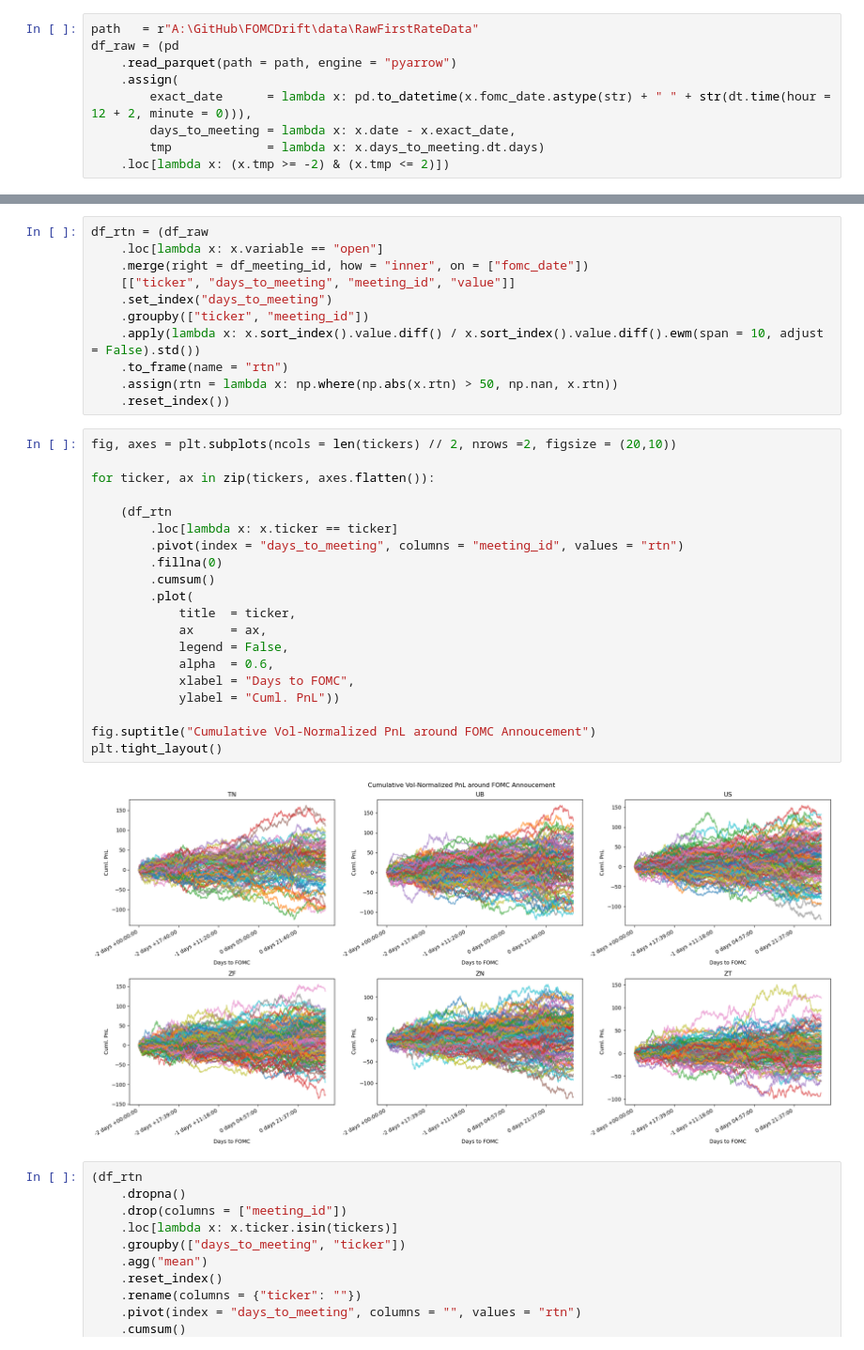
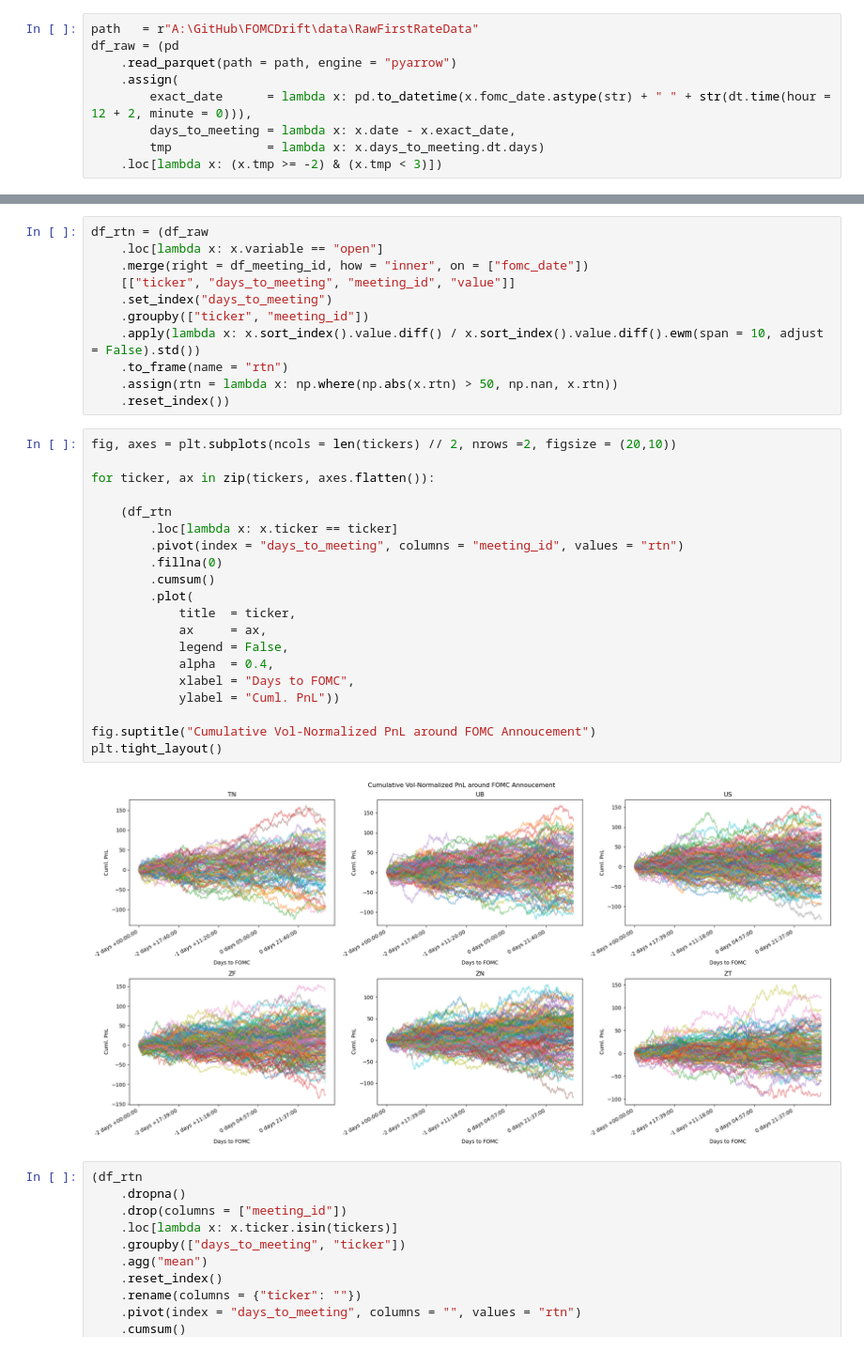
Before and after one commit to diegodalvarez/FOMCDrift, a Jupyter notebook: notebook/1BackGroundData.ipynb, the cells around one changed output, grey strips where cells are left out. Shown at 94% size. Cells and saved outputs as stored; diff of their text form.

```diff
--- a/notebook/1BackGroundData.ipynb
+++ b/notebook/1BackGroundData.ipynb
@@ -86,7 +92,7 @@ df_raw = (pd
         exact_date      = lambda x: pd.to_datetime(x.fomc_date.astype(str) + " " + str(dt.time(hour = 12 + 2, minute = 0))),
         days_to_meeting = lambda x: x.date - x.exact_date,
         tmp             = lambda x: x.days_to_meeting.dt.days)
-    .loc[lambda x: (x.tmp >= -2) & (x.tmp <= 2)])
+    .loc[lambda x: (x.tmp >= -2) & (x.tmp < 3)])
 # %%
 tickers = [
     ticker for ticker in df_raw.ticker.drop_duplicates().to_list()
@@ -105,25 +111,25 @@ df_rtn = (df_raw
 # %%
 fig, axes = plt.subplots(ncols = len(tickers) // 2, nrows =2, figsize = (20,10))
 
 for ticker, ax in zip(tickers, axes.flatten()):
 
     (df_rtn
         .loc[lambda x: x.ticker == ticker]
         .pivot(index = "days_to_meeting", columns = "meeting_id", values = "rtn")
         .fillna(0)
         .cumsum()
         .plot(
             title  = ticker,
             ax     = ax,
             legend = False,
-            alpha  = 0.6,
+            alpha  = 0.4,
             xlabel = "Days to FOMC",
             ylabel = "Cuml. PnL"))
 
 fig.suptitle("Cumulative Vol-Normalized PnL around FOMC Annoucement")
 plt.tight_layout()
 # %% [output]
-[figure, old version]
+[figure, new version]
 # %%
 (df_rtn
     .dropna()
```
Also changed, not shown: parts of 10 cells of this notebook.
